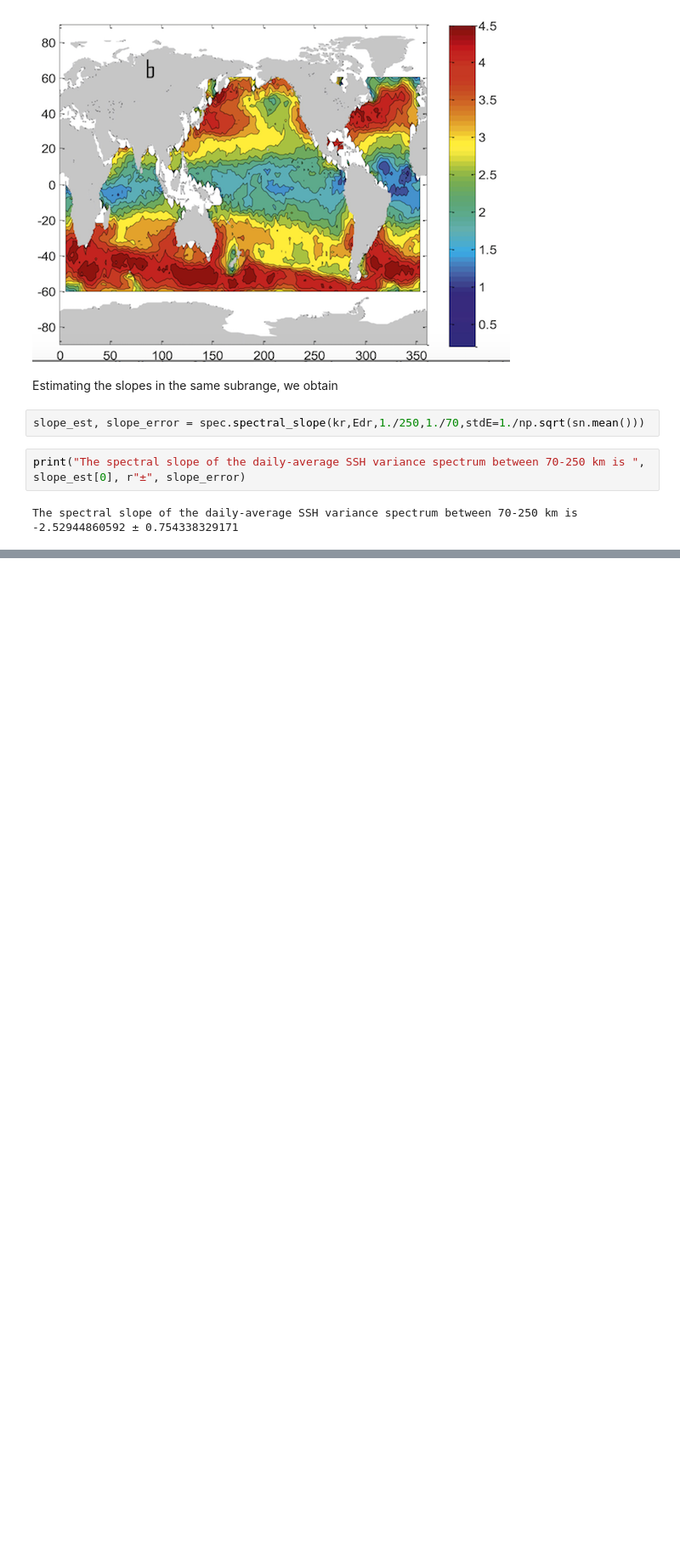
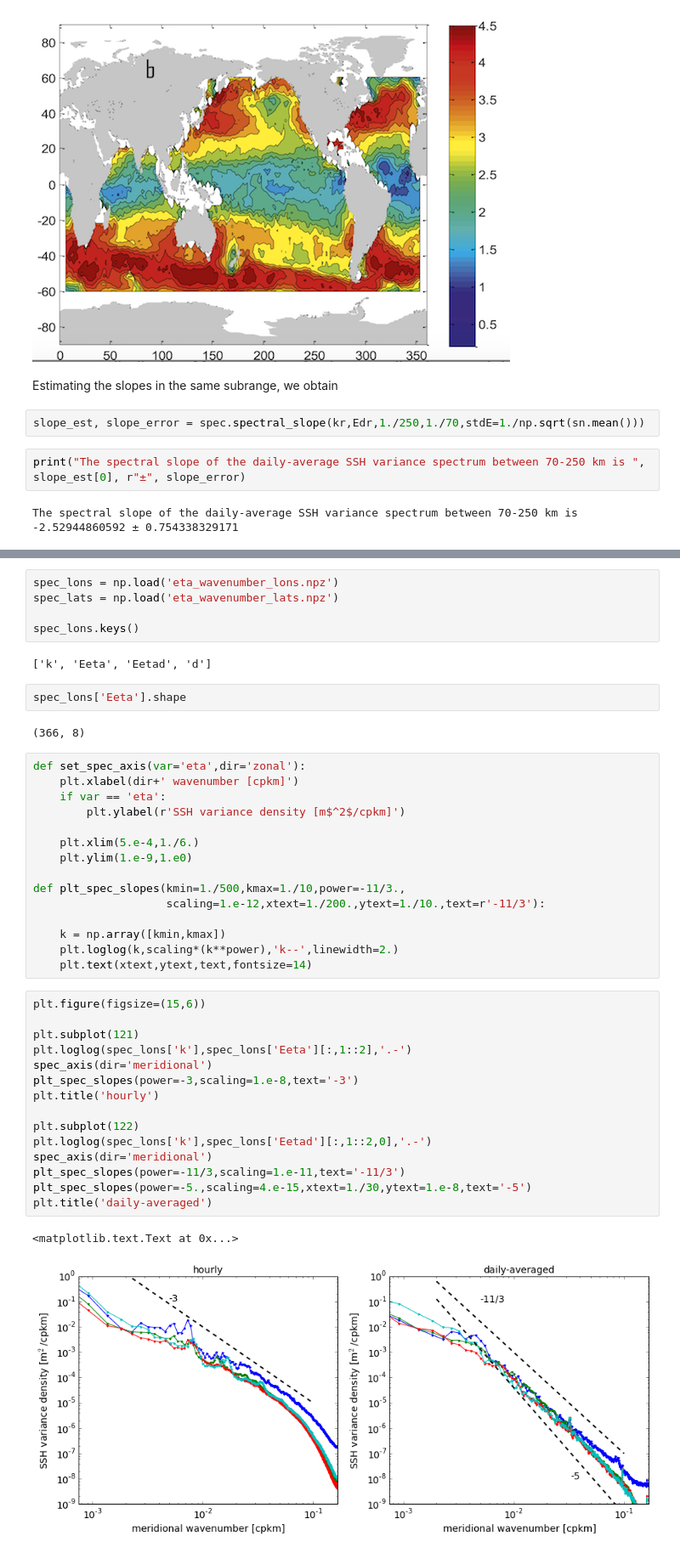
Before and after one commit to cesar-rocha/TropicalPacific, a Jupyter notebook: llc/4320/spectra/TropicalPacificSpectra.ipynb, the cells around one changed output, grey strips where cells are left out. Shown at 85% size. Cells and saved outputs as stored; diff of their text form; blank space fills up the shorter version.

Commit message:
Updates notebook with one-dimensional spec

```diff
--- a/llc/4320/spectra/TropicalPacificSpectra.ipynb
+++ b/llc/4320/spectra/TropicalPacificSpectra.ipynb
@@ -251,0 +254,44 @@ The spectral slope of the daily-average SSH variance spectrum between 70-250 km
+# %%
+spec_lons = np.load('eta_wavenumber_lons.npz')
+spec_lats = np.load('eta_wavenumber_lats.npz')
+
+spec_lons.keys()
+# %% [output]
+['k', 'Eeta', 'Eetad', 'd']
+# %%
+spec_lons['Eeta'].shape
+# %% [output]
+(366, 8)
+# %%
+def set_spec_axis(var='eta',dir='zonal'):
+    plt.xlabel(dir+' wavenumber [cpkm]')
+    if var == 'eta':
+        plt.ylabel(r'SSH variance density [m$^2$/cpkm]')
+
+    plt.xlim(5.e-4,1./6.)
+    plt.ylim(1.e-9,1.e0)
+
+def plt_spec_slopes(kmin=1./500,kmax=1./10,power=-11/3.,
+                    scaling=1.e-12,xtext=1./200.,ytext=1./10.,text=r'-11/3'):
+
+    k = np.array([kmin,kmax])
+    plt.loglog(k,scaling*(k**power),'k--',linewidth=2.)
+    plt.text(xtext,ytext,text,fontsize=14)
+# %%
+plt.figure(figsize=(15,6))
+
+plt.subplot(121)
+plt.loglog(spec_lons['k'],spec_lons['Eeta'][:,1::2],'.-')
+spec_axis(dir='meridional')
+plt_spec_slopes(power=-3,scaling=1.e-8,text='-3')
+plt.title('hourly')
+
+plt.subplot(122)
+plt.loglog(spec_lons['k'],spec_lons['Eetad'][:,1::2,0],'.-')
+spec_axis(dir='meridional')
+plt_spec_slopes(power=-11/3,scaling=1.e-11,text='-11/3')
+plt_spec_slopes(power=-5.,scaling=4.e-15,xtext=1./30,ytext=1.e-8,text='-5')
+plt.title('daily-averaged')
+# %% [output]
+<matplotlib.text.Text at 0x...>
+[figure, added]
```
Also changed, not shown: parts of 7 cells of this notebook.
